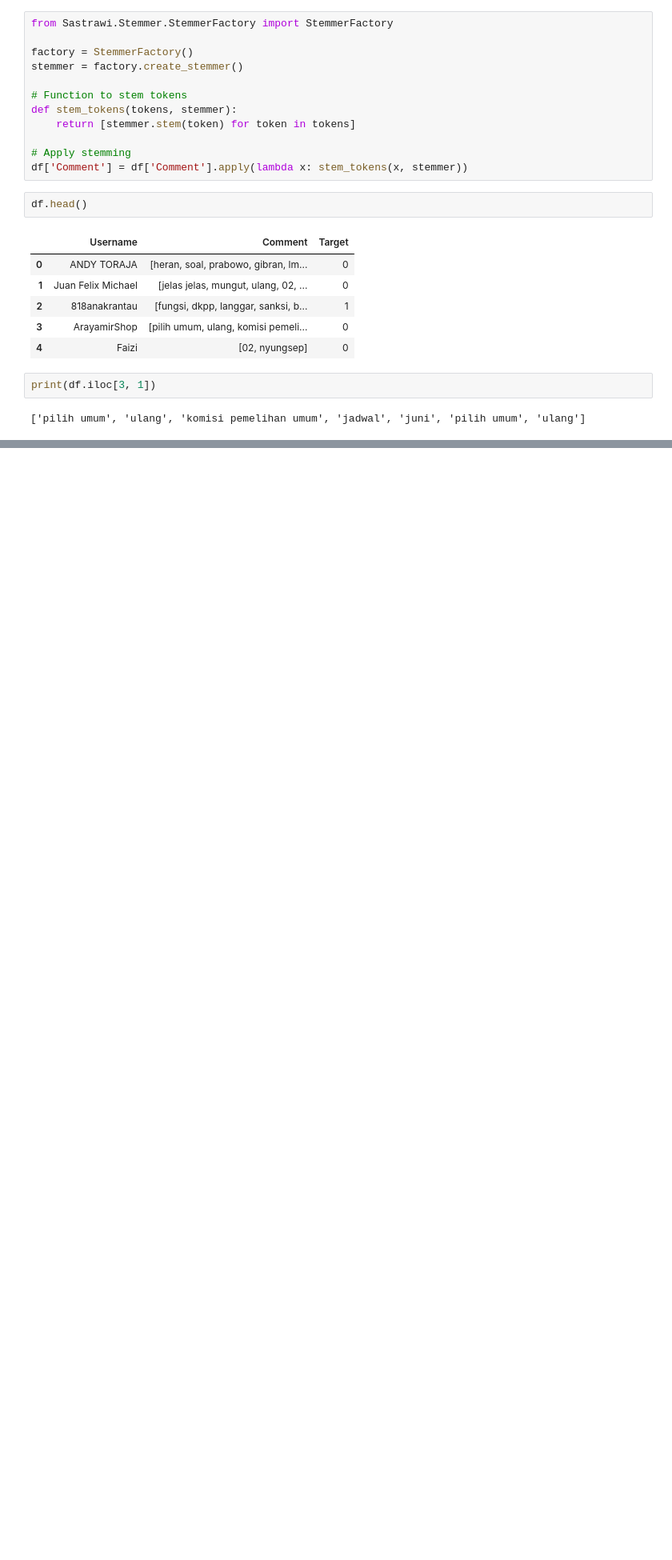
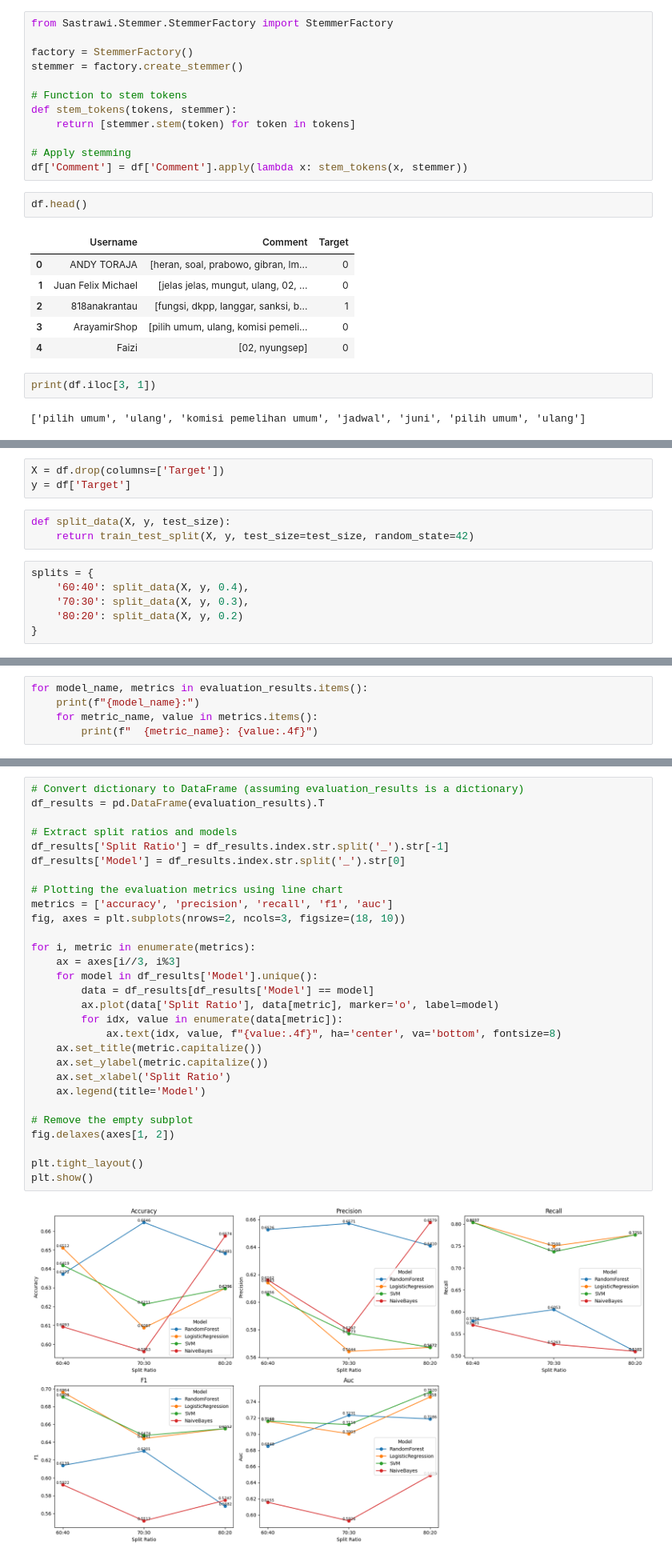
Before and after one commit to RasyadBima15/ML-Project-ICT-Scientific-Paper-GemastikXVII, a Jupyter notebook: ClassificationProject.ipynb, the cells around one changed output, grey strips where cells are left out. Shown at 80% size. Cells and saved outputs as stored; diff of their text form; blank space fills up the shorter version.

Commit message:
add modelling

```diff
--- a/ClassificationProject.ipynb
+++ b/ClassificationProject.ipynb
@@ -170,0 +247,12 @@ print(df.iloc[3, 1])
+# %%
+X = df.drop(columns=['Target'])
+y = df['Target']
+# %%
+def split_data(X, y, test_size):
+    return train_test_split(X, y, test_size=test_size, random_state=42)
+# %%
+splits = {
+    '60:40': split_data(X, y, 0.4),
+    '70:30': split_data(X, y, 0.3),
+    '80:20': split_data(X, y, 0.2)
+}
@@ -170,0 +341,5 @@ print(df.iloc[3, 1])
+# %%
+for model_name, metrics in evaluation_results.items():
+    print(f"{model_name}:")
+    for metric_name, value in metrics.items():
+        print(f"  {metric_name}: {value:.4f}")
@@ -170,0 +364,31 @@ print(df.iloc[3, 1])
+# %%
+# Convert dictionary to DataFrame (assuming evaluation_results is a dictionary)
+df_results = pd.DataFrame(evaluation_results).T
+
+# Extract split ratios and models
+df_results['Split Ratio'] = df_results.index.str.split('_').str[-1]
+df_results['Model'] = df_results.index.str.split('_').str[0]
+
+# Plotting the evaluation metrics using line chart
+metrics = ['accuracy', 'precision', 'recall', 'f1', 'auc']
+fig, axes = plt.subplots(nrows=2, ncols=3, figsize=(18, 10))
+
+for i, metric in enumerate(metrics):
+    ax = axes[i//3, i%3]
+    for model in df_results['Model'].unique():
+        data = df_results[df_results['Model'] == model]
+        ax.plot(data['Split Ratio'], data[metric], marker='o', label=model)
+        for idx, value in enumerate(data[metric]):
+            ax.text(idx, value, f"{value:.4f}", ha='center', va='bottom', fontsize=8)
+    ax.set_title(metric.capitalize())
+    ax.set_ylabel(metric.capitalize())
+    ax.set_xlabel('Split Ratio')
+    ax.legend(title='Model')
+
+# Remove the empty subplot
+fig.delaxes(axes[1, 2])
+
+plt.tight_layout()
+plt.show()
+# %% [output]
+[figure, added]
```
Also changed, not shown: parts of 15 cells of this notebook.
